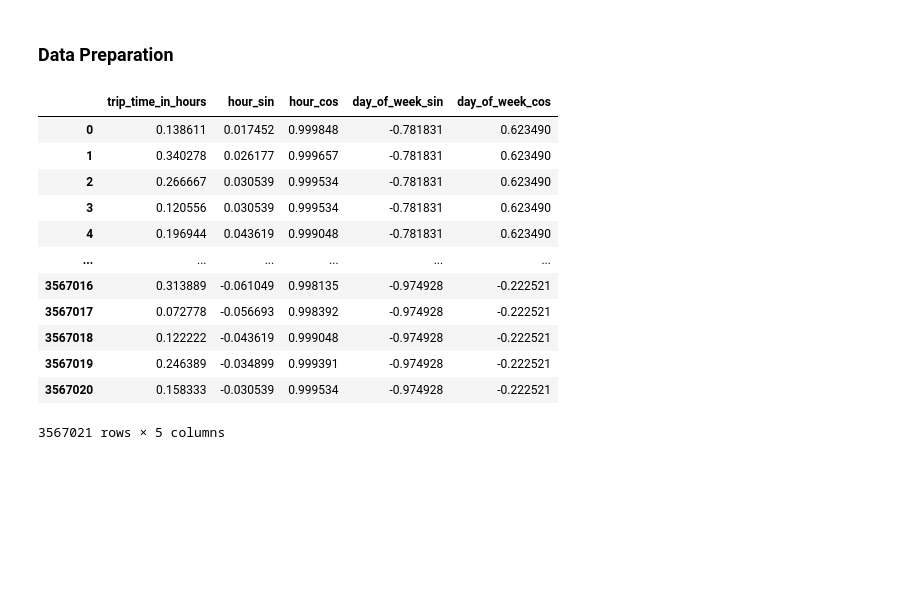
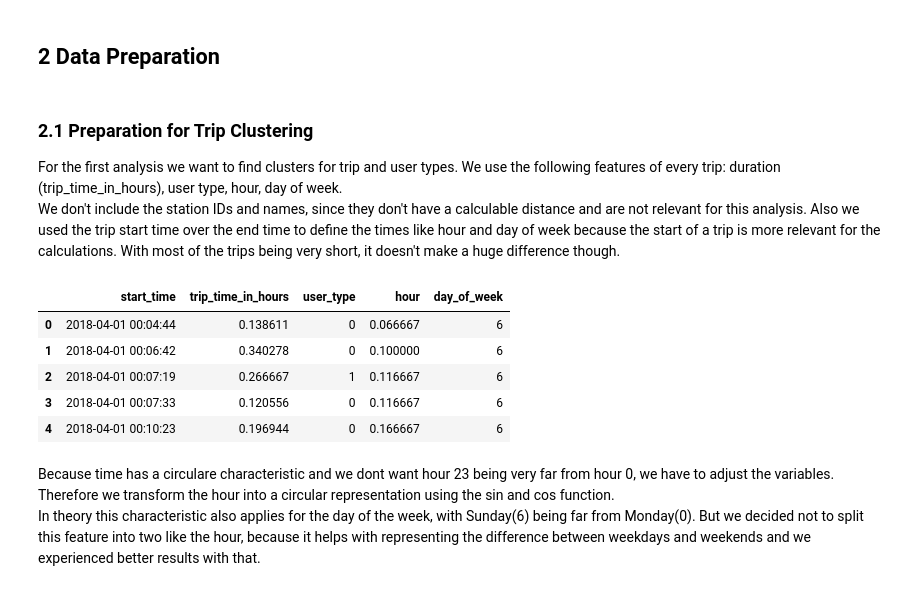
Before and after one commit to diego411/AA_Team_10, a Jupyter notebook: notebook/cluster_analysis.ipynb, the cells around one changed output. Drawn from its saved outputs; the diff is of its cells as text; code cells hidden in the pictures; blank space fills up the shorter version.

```diff
--- a/notebook/cluster_analysis.ipynb
+++ b/notebook/cluster_analysis.ipynb
@@ -15,7 +22,7 @@ from sklearn.cluster import MiniBatchKMeans
 from math import sin, cos, pi
 # %%
-# edited dataframe
-df=pd.read_csv('../dataset/chicago_2018.csv')
+# edited trip dataframe
+df=pd.read_csv('../dataset/chicago_2018_clean.csv')
 df["start_time"] = pd.to_datetime(df['start_time'])
 df["end_time"] = pd.to_datetime(df['end_time'] )
 df["duration_per_trip"] = pd.to_timedelta(df.duration_per_trip)
@@ -30,34 +62,28 @@ df.head()
 # %% [markdown]
-### Data Preparation
+## 2 Data Preparation
+# %% [markdown]
+### 2.1 Preparation for Trip Clustering
+
+For the first analysis we want to find clusters for trip and user types. We use the following features of every trip: duration (trip_time_in_hours), user type, hour, day of week.<br>
+We don't include the station IDs and names, since they don't have a calculable distance and are not relevant for this analysis. Also we used the trip start time over the end time to define the times like hour and day of week because the start of a trip is more relevant for the calculations. With most of the trips being very short, it doesn't make a huge difference though.
 # %%
 # extra dataframe with features
-df_extra=df[["start_time","trip_time_in_hours"]].copy()
+df_extra=df[["start_time","trip_time_in_hours","user_type"]].copy()
 df_extra.loc[:,"hour"]= df_extra.start_time.apply(lambda x: (x.hour)+(x.minute/60))
 df_extra.loc[:,"day_of_week"] = df_extra.start_time.apply(lambda x: x.day_of_week)
 
-# function to create sin and cos feature of variables
-def sin_cos_feature(name, df, feature, values):
-    df[name+"_sin"]= feature.apply(lambda x: sin(2*pi*(x/values)))
-    df[name+"_cos"]= feature.apply(lambda x: cos(2*pi*(x/values)))
+# save user_type as numeric: 0 = subscriber & 1 = customer
+df_extra.loc[df_extra['user_type'] == 'Subscriber', 'user_type'] = 0
+df_extra.loc[df_extra['user_type'] == 'Customer', 'user_type'] = 1
 
-# new circular feature for hour and day_of_week
-sin_cos_feature("hour", df_extra, df_extra.hour, 24)
-sin_cos_feature("day_of_week", df_extra, df_extra.day_of_week, 7)
-
-# drop unnecessary features for the cluster analysis
-X = df_extra.drop(["start_time", "hour", "day_of_week"], axis=1)
-X
+df_extra.head()
 # %% [output]
-|  | trip_time_in_hours | hour_sin | hour_cos | day_of_week_sin | day_of_week_cos |
-| 0 | 0.138611 | 0.017452 | 0.999848 | -0.781831 | 0.623490 |
-| 1 | 0.340278 | 0.026177 | 0.999657 | -0.781831 | 0.623490 |
-| 2 | 0.266667 | 0.030539 | 0.999534 | -0.781831 | 0.623490 |
-| 3 | 0.120556 | 0.030539 | 0.999534 | -0.781831 | 0.623490 |
-| 4 | 0.196944 | 0.043619 | 0.999048 | -0.781831 | 0.623490 |
-| ... | ... | ... | ... | ... | ... |
-| 3567016 | 0.313889 | -0.061049 | 0.998135 | -0.974928 | -0.222521 |
-| 3567017 | 0.072778 | -0.056693 | 0.998392 | -0.974928 | -0.222521 |
-| 3567018 | 0.122222 | -0.043619 | 0.999048 | -0.974928 | -0.222521 |
-| 3567019 | 0.246389 | -0.034899 | 0.999391 | -0.974928 | -0.222521 |
-| 3567020 | 0.158333 | -0.030539 | 0.999534 | -0.974928 | -0.222521 |
+|  | start_time | trip_time_in_hours | user_type | hour | day_of_week |
+| 0 | 2018-04-01 00:04:44 | 0.138611 | 0 | 0.066667 | 6 |
+| 1 | 2018-04-01 00:06:42 | 0.340278 | 0 | 0.100000 | 6 |
+| 2 | 2018-04-01 00:07:19 | 0.266667 | 1 | 0.116667 | 6 |
+| 3 | 2018-04-01 00:07:33 | 0.120556 | 0 | 0.116667 | 6 |
+| 4 | 2018-04-01 00:10:23 | 0.196944 | 0 | 0.166667 | 6 |
-3567021 rows × 5 columns
+# %% [markdown]
+Because time has a circulare characteristic and we dont want hour 23 being very far from hour 0, we have to adjust the variables. Therefore we transform the hour into a circular representation using the sin and cos function.<br>
+In theory this characteristic also applies for the day of the week, with Sunday(6) being far from Monday(0). But we decided not to split this feature into two like the hour, because it helps with representing the difference between weekdays and weekends and we experienced better results with that.
```
Also changed, not shown: parts of 47 cells of this notebook.
